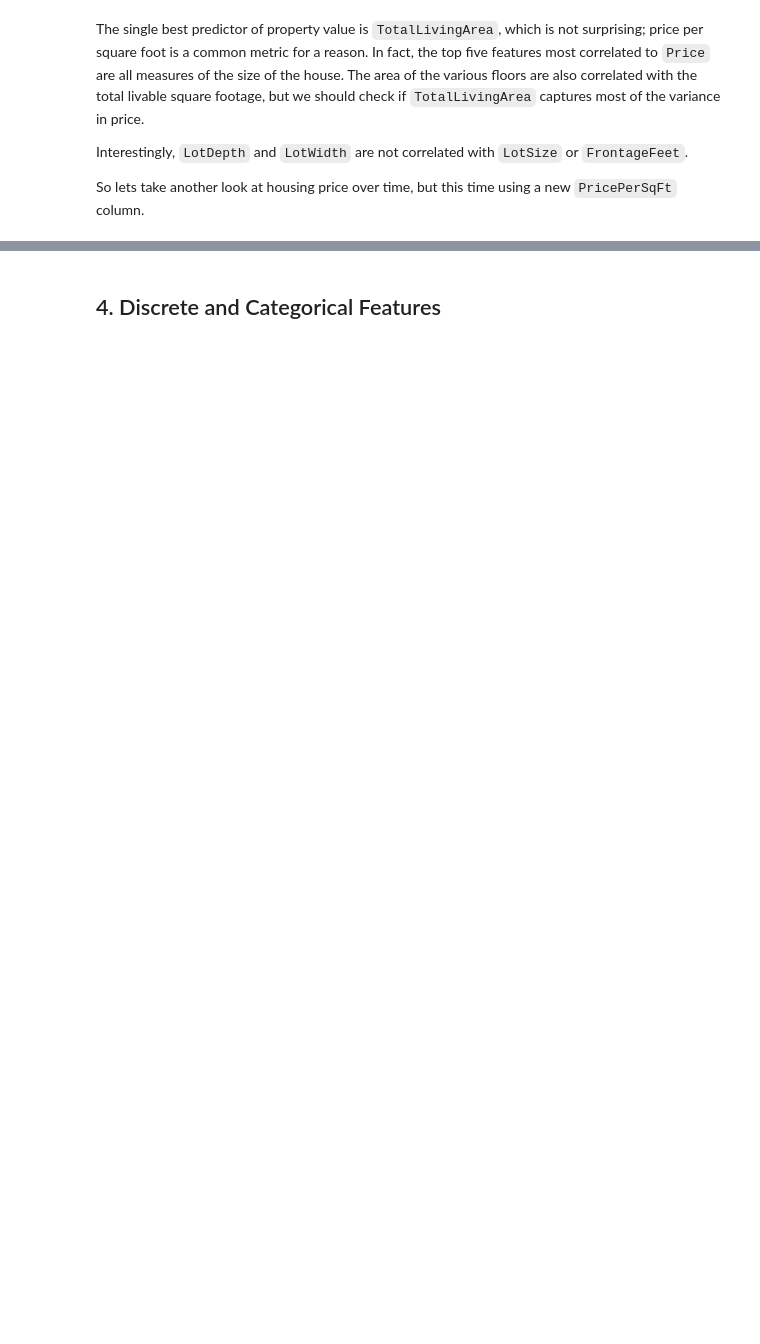
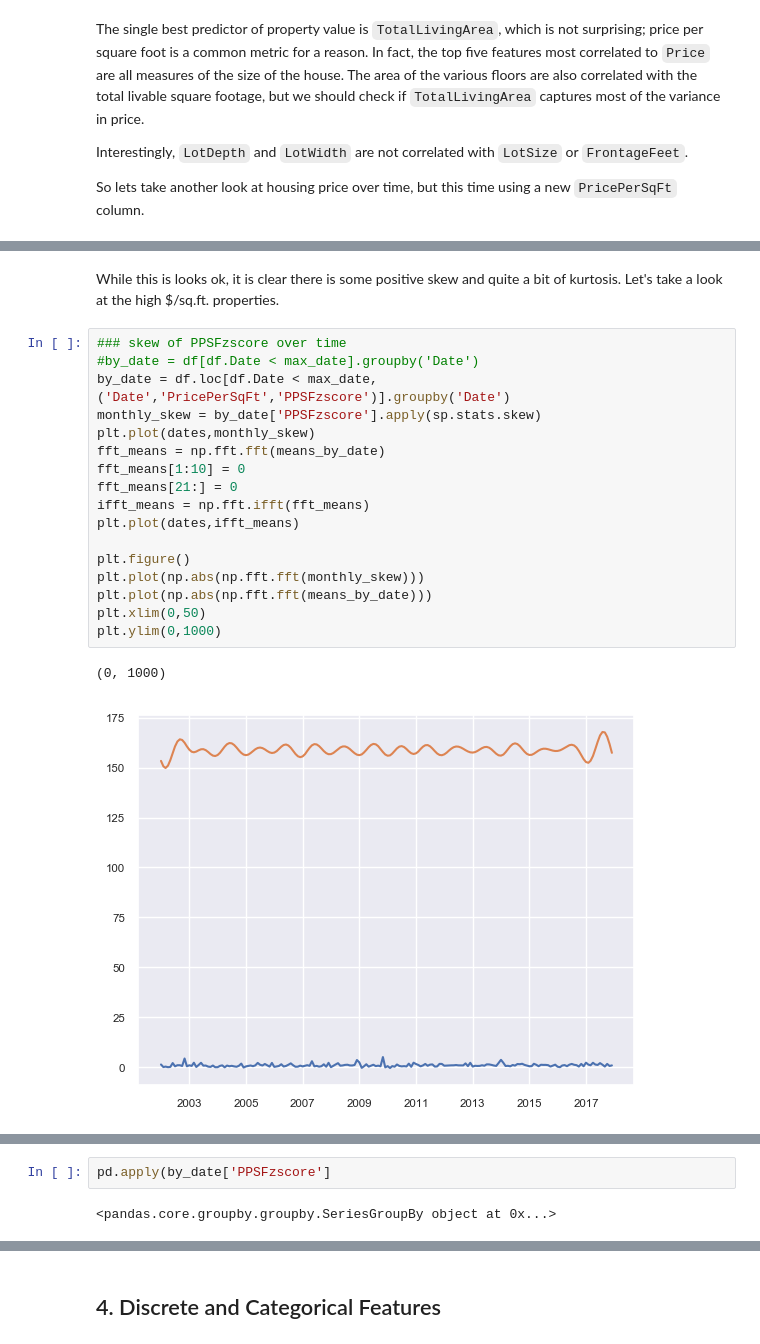
Before and after one commit to neffmallon/MadisonRealEstate, a Jupyter notebook: overview.ipynb, the cells around one changed output, grey strips where cells are left out. Cells and saved outputs as stored; diff of their text form; blank space fills up the shorter version.

```diff
--- a/overview.ipynb
+++ b/overview.ipynb
@@ -282,0 +419,22 @@ Lets take a look at the different location features to determine which we want t
+# %% [markdown]
+While this is looks ok, it is clear there is some positive skew and quite a bit of kurtosis. Let's take a look at the high $/sq.ft. properties.
+# %%
+### skew of PPSFzscore over time
+#by_date = df[df.Date < max_date].groupby('Date')
+by_date = df.loc[df.Date < max_date,('Date','PricePerSqFt','PPSFzscore')].groupby('Date')
+monthly_skew = by_date['PPSFzscore'].apply(sp.stats.skew)
+plt.plot(dates,monthly_skew)
+fft_means = np.fft.fft(means_by_date)
+fft_means[1:10] = 0
+fft_means[21:] = 0
+ifft_means = np.fft.ifft(fft_means)
+plt.plot(dates,ifft_means)
+
+plt.figure()
+plt.plot(np.abs(np.fft.fft(monthly_skew)))
+plt.plot(np.abs(np.fft.fft(means_by_date)))
+plt.xlim(0,50)
+plt.ylim(0,1000)
+# %% [output]
+(0, 1000)
+[figure, added]
@@ -282,0 +442,4 @@ Lets take a look at the different location features to determine which we want t
+# %%
+pd.apply(by_date['PPSFzscore']
+# %% [output]
+<pandas.core.groupby.groupby.SeriesGroupBy object at 0x...>
```
Also changed, not shown: parts of 34 cells of this notebook.
